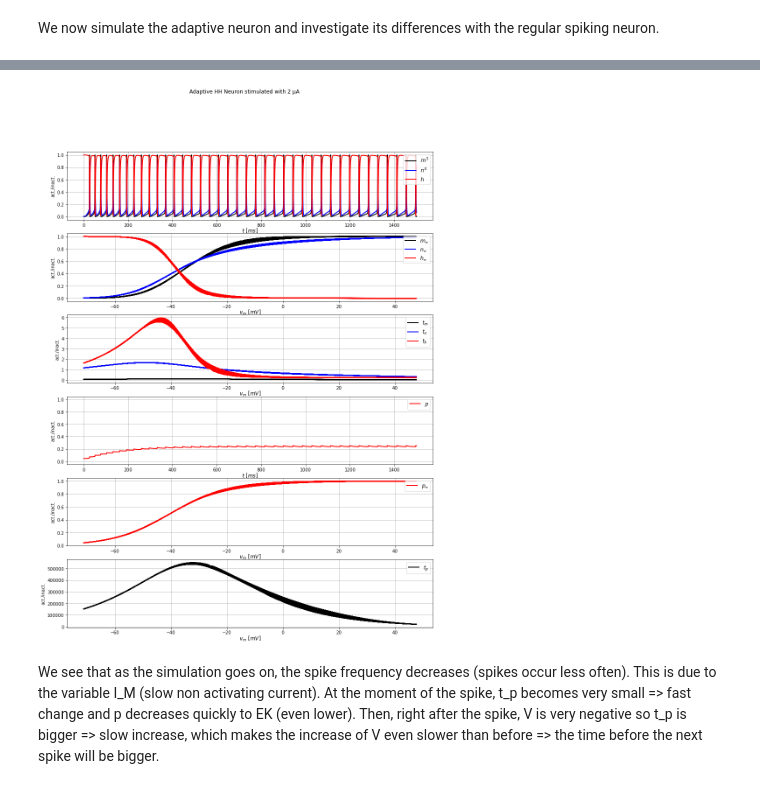
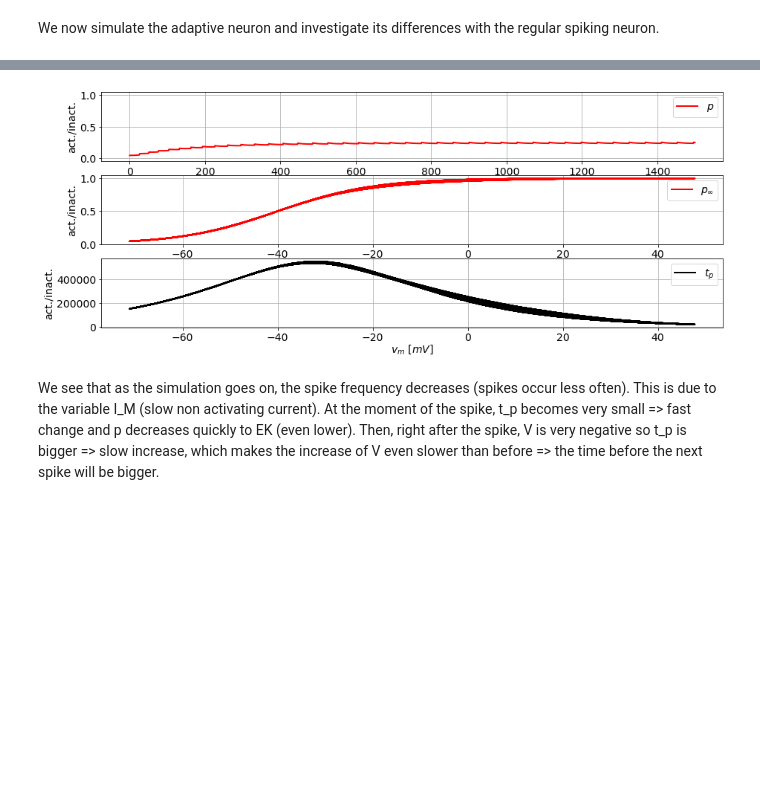
Before and after one commit to Thomas-debug-creator/SingleNeuron-HH2AdEx, a Jupyter notebook: cleaned_notebook.ipynb, the cells around one changed output, grey strips where cells are left out. Drawn from its saved outputs; the diff is of its cells as text; code cells hidden in the pictures; blank space fills up the shorter version.

```diff
--- a/cleaned_notebook.ipynb
+++ b/cleaned_notebook.ipynb
@@ -7,6 +7,11 @@ from neurodynex3.hodgkin_huxley import HH
 from neurodynex3.tools import input_factory
 
 from enum import Enum
+
+plt.rcParams.update({'font.size': 14})
+
+from matplotlib import rcParams
+rcParams['axes.titlepad'] = 0
 # %% [markdown]
 # 1 Exploration of HH neurons
 # %%
@@ -382,7 +390,8 @@ plot_data(state_monitor_adaptive, title="HH Neuron, adaptive model", model_type=
 # %%
-plot_gating_variables(state_monitor_adaptive, title=f"Adaptive HH Neuron stimulated with {I_min} µA",model_type=ModelType.ADAPTIVE)
+plot_gating_variables(state_monitor_adaptive, model_type=ModelType.ADAPTIVE, allvar=False)
+#title=f"Adaptive HH Neuron stimulated with {I_min} µA",
 # %% [output]
-[figure, old version]
+[figure, new version]
 # %% [markdown]
 We see that as the simulation goes on, the spike frequency decreases (spikes occur less often). This is due to the variable I_M (slow non activating current). At the moment of the spike, t_p becomes very small => fast change and p decreases quickly to EK (even lower). Then, right after the spike, V is very negative so t_p is bigger => slow increase, which makes the increase of V even slower than before => the time before the next spike will be bigger.
 # %% [markdown]
```
Also changed, not shown: parts of 29 cells of this notebook, 25 other files.
